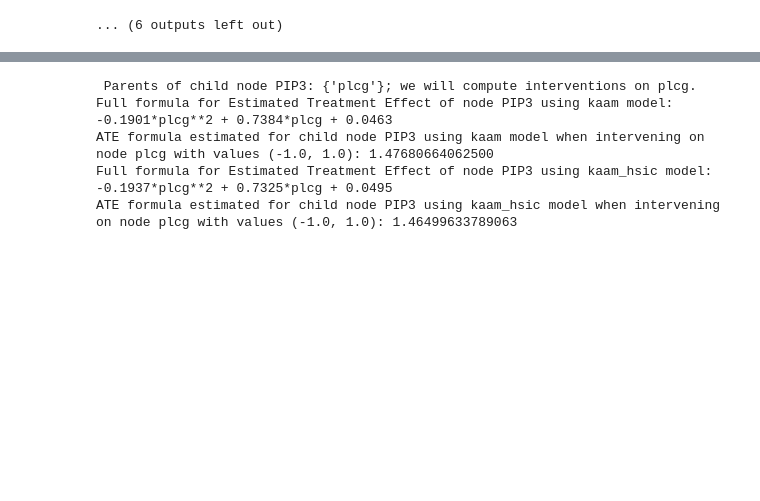
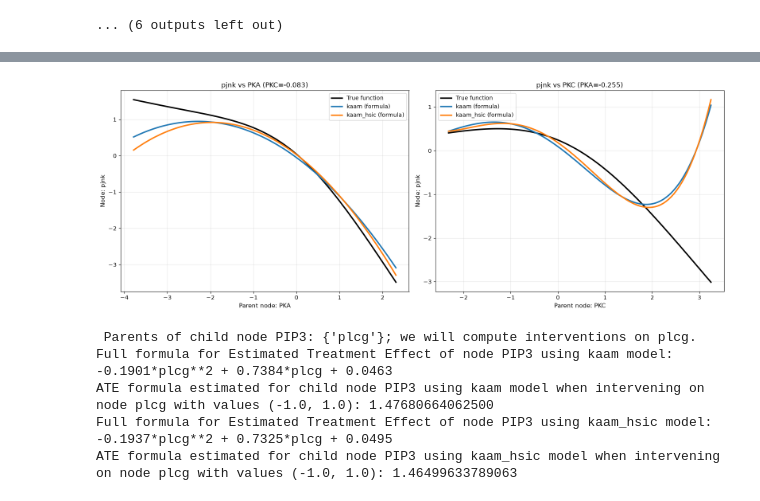
Before and after one commit to Claudia-Rodriguez2002/kacgm_hsic, a Jupyter notebook: notebooks/Experimento5/sachs_hsic_beta_results.ipynb, the cells around one changed output, grey strips where cells are left out. Drawn from its saved outputs; the diff is of its cells as text; code cells hidden in the pictures; blank space fills up the shorter version.

Commit message:
Seleccionadas gráficas nodo pjnk y seed fijada a 42 para true function siempre

```diff
--- a/notebooks/Experimento5/sachs_hsic_beta_results.ipynb
+++ b/notebooks/Experimento5/sachs_hsic_beta_results.ipynb
@@ -305,3 +305,80 @@ Global MAE: 0.8361893352109334
 [figure]
 [figure]
 ... (6 outputs left out)
+# %%
+# Plot KAAM extracted formula vs true function for node pjnk vs PKA and vs PKC (with the other parent fixed at mean)
+node = 'pjnk'
+parent_nodes = sorted(graph_sachs.predecessors(node))
+print(f"Parents of {node}: {parent_nodes}")
+
+fig, axes = plt.subplots(1, 2, figsize=(16, 6))
+
+# Left plot: pjnk vs PKA (PKC fixed)
+parent_node = 'PKA'
+other_parent = 'PKC'
+other_mean = float(factual_eval[other_parent].mean())
+x_vals = np.linspace(factual_eval[parent_node].min(), factual_eval[parent_node].max(), 100)
+
+parent_cols = [np.full((len(x_vals), 1), other_mean), np.full((len(x_vals), 1), other_mean)]
+parent_cols[parent_nodes.index(parent_node)] = x_vals.reshape(-1, 1)
+true_vals = structural_equations['additive'][node](np.zeros((len(x_vals), 1)), *parent_cols)
+
+axes[0].plot(x_vals, true_vals, label='True function', color='black', linewidth=2.5)
+
+for kaam_variant, results, color in kaam_variants:
+    formula = results.get(f'kaam_formula_{node}')
+    if formula is None:
+        print(f'No formula for node {node} ({kaam_variant})')
+        continue
+    sym_other = formula_symbol(formula, other_parent)
+    formula_fixed = formula.subs(sym_other, other_mean) if sym_other is not None else formula
+    sym_parent = formula_symbol(formula_fixed, parent_node)
+    if sym_parent is not None:
+        formula_vals = [float(formula_fixed.subs(sym_parent, x)) for x in x_vals]
+    else:
+        formula_vals = [float(formula_fixed)] * len(x_vals)
+    axes[0].plot(x_vals, formula_vals, label=f'{kaam_variant} (formula)', color=color, linewidth=2.5)
+    if parent_node == 'PKA':
+        print(f"Formula for {node} ({kaam_variant}): {formula}")
+
+axes[0].set_xlabel(f'Parent node: {parent_node}', fontsize=11)
+axes[0].set_ylabel(f'Node: {node}', fontsize=11)
+axes[0].set_title(f'{node} vs {parent_node} ({other_parent}={other_mean:.3f})', fontsize=12)
+axes[0].legend(fontsize=10)
+axes[0].grid(True, alpha=0.3)
+
+# Right plot: pjnk vs PKC (PKA fixed)
+parent_node = 'PKC'
+other_parent = 'PKA'
+other_mean = float(factual_eval[other_parent].mean())
+x_vals = np.linspace(factual_eval[parent_node].min(), factual_eval[parent_node].max(), 100)
+
+parent_cols = [np.full((len(x_vals), 1), other_mean), np.full((len(x_vals), 1), other_mean)]
+parent_cols[parent_nodes.index(parent_node)] = x_vals.reshape(-1, 1)
+true_vals = structural_equations['additive'][node](np.zeros((len(x_vals), 1)), *parent_cols)
+
+axes[1].plot(x_vals, true_vals, label='True function', color='black', linewidth=2.5)
+
+for kaam_variant, results, color in kaam_variants:
+    formula = results.get(f'kaam_formula_{node}')
+    if formula is None:
+        continue
+    sym_other = formula_symbol(formula, other_parent)
+    formula_fixed = formula.subs(sym_other, other_mean) if sym_other is not None else formula
+    sym_parent = formula_symbol(formula_fixed, parent_node)
+    if sym_parent is not None:
+        formula_vals = [float(formula_fixed.subs(sym_parent, x)) for x in x_vals]
+    else:
+        formula_vals = [float(formula_fixed)] * len(x_vals)
+    axes[1].plot(x_vals, formula_vals, label=f'{kaam_variant} (formula)', color=color, linewidth=2.5)
+
+axes[1].set_xlabel(f'Parent node: {parent_node}', fontsize=11)
+axes[1].set_ylabel(f'Node: {node}', fontsize=11)
+axes[1].set_title(f'{node} vs {parent_node} ({other_parent}={other_mean:.3f})', fontsize=12)
+axes[1].legend(fontsize=10)
+axes[1].grid(True, alpha=0.3)
+
+plt.tight_layout()
+plt.savefig(os.path.join(figures_dir, f"sachs_kaam_formula_{node}_both_parents.pdf"), dpi=200, bbox_inches="tight")
+plt.show()
+# %% [output]
@@ -308,3 +388,4 @@ Global MAE: 0.8361893352109334
+[figure, added]
 # %%
 # ATE example on a single variable: formula vs ground truth vs each model
 intervention_values = (-1.0, 1.0)
```
Also changed, not shown: parts of 3 cells of this notebook, 2 other files.
